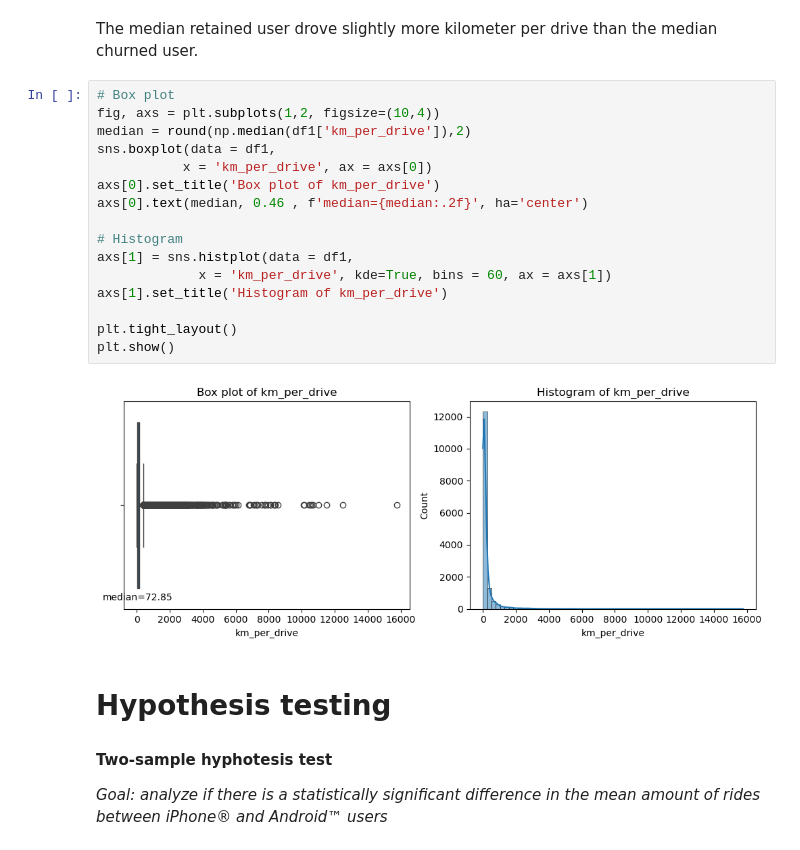
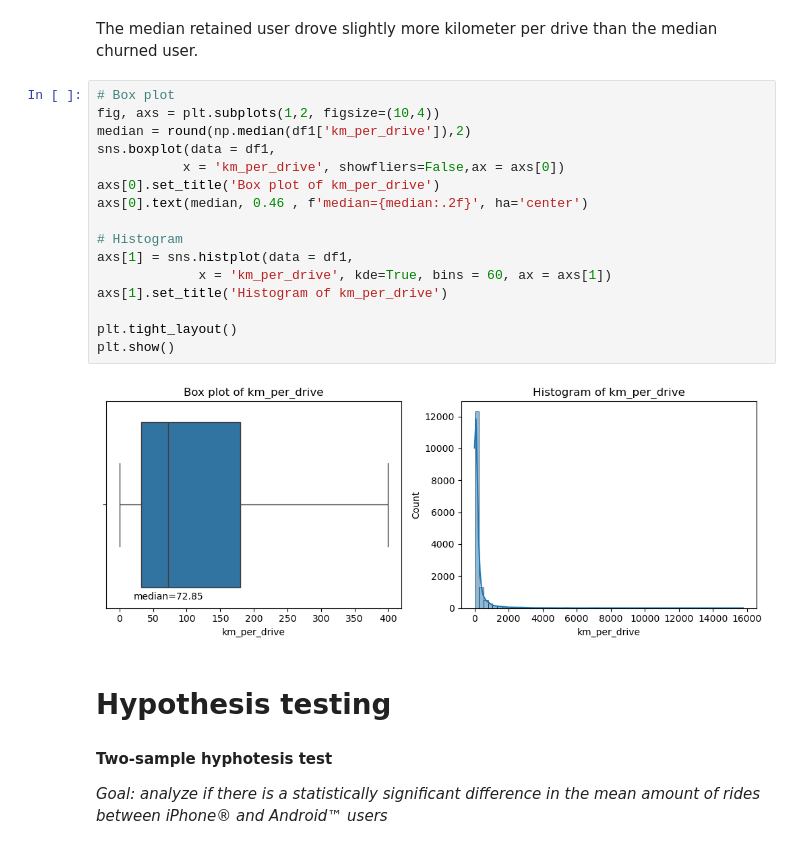
Before and after one commit to fvalerii/Waze, a Jupyter notebook: waze-churn-project.ipynb, the cells around one changed output. Saved outputs shown, nothing was run; the diff lists cells and outputs as text.

```diff
--- a/waze-churn-project.ipynb
+++ b/waze-churn-project.ipynb
@@ -802,21 +813,21 @@ The median retained user drove slightly more kilometer per drive than the median
 # %%
 # Box plot
 fig, axs = plt.subplots(1,2, figsize=(10,4))
 median = round(np.median(df1['km_per_drive']),2)
 sns.boxplot(data = df1,
-           x = 'km_per_drive', ax = axs[0])
+           x = 'km_per_drive', showfliers=False,ax = axs[0])
 axs[0].set_title('Box plot of km_per_drive')
 axs[0].text(median, 0.46 , f'median={median:.2f}', ha='center')
 
 # Histogram
 axs[1] = sns.histplot(data = df1,
              x = 'km_per_drive', kde=True, bins = 60, ax = axs[1])
 axs[1].set_title('Histogram of km_per_drive')
 
 plt.tight_layout()
 plt.show()
 # %% [output]
-[figure, old version]
+[figure, new version]
 # %% [markdown]
 # **Hypothesis testing**
 #### **Two-sample hyphotesis test**
```
Also changed, not shown: parts of 53 cells of this notebook.
